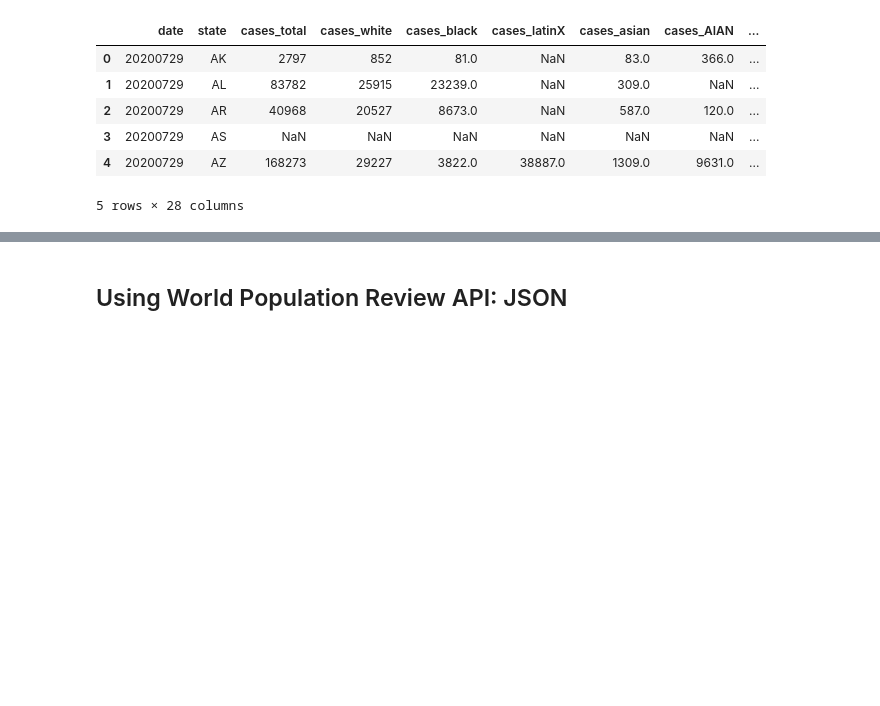
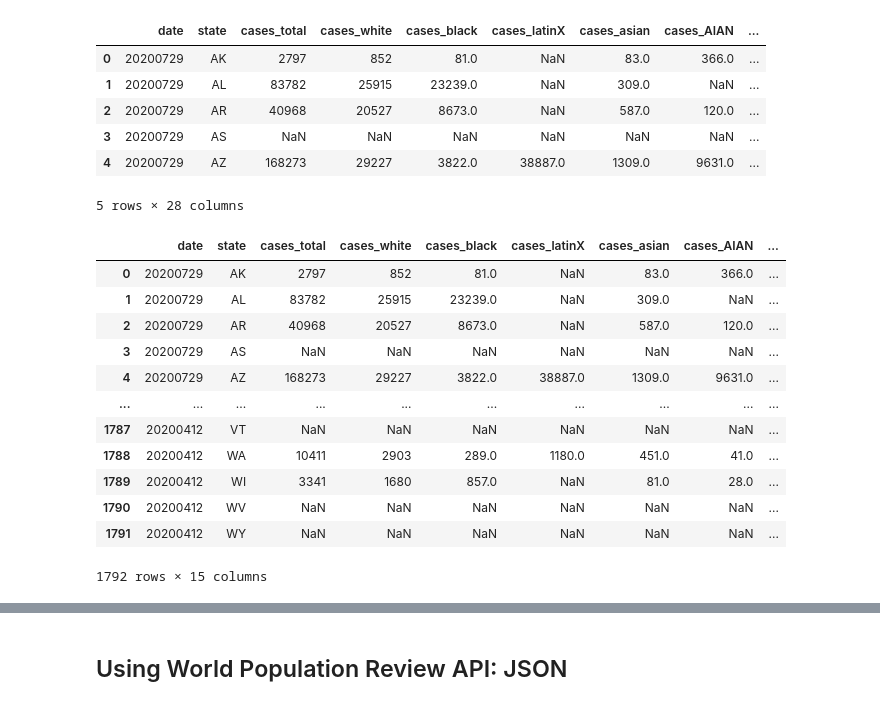
Before and after one commit to lewisaaronpaul/ETL_Proposal_Team_ETL_06, a Jupyter notebook: etl_project.ipynb, the cells around one changed output, grey strips where cells are left out. Saved outputs shown, nothing was run; the diff lists cells and outputs as text; code cells hidden in the pictures; blank space fills up the shorter version.

Commit message:
Continued work on tables.

```diff
--- a/etl_project.ipynb
+++ b/etl_project.ipynb
@@ -232,3 +211,25 @@ covid_race_df.head()
 | 3 | 20200729 | AS | NaN | NaN | NaN | NaN | NaN | NaN | ... |
 | 4 | 20200729 | AZ | 168273 | 29227 | 3822.0 | 38887.0 | 1309.0 | 9631.0 | ... |
 5 rows × 28 columns
+# %%
+# Cases by race/ethnicity
+cases_ethnicity_df = covid_race_df.filter(['date', 'state', 'cases_total', 'cases_white', 'cases_black',
+       'cases_latinX', 'cases_asian', 'cases_AIAN', 'cases_NHPI',
+       'cases_multiracial', 'cases_other', 'cases_unknown',
+       'cases_ethnicity_hispanic', 'cases_ethnicity_nonHispanic',
+       'cases_ethnicity_unknown'])
+cases_ethnicity_df
+# %% [output]
+|  | date | state | cases_total | cases_white | cases_black | cases_latinX | cases_asian | cases_AIAN | ... |
+| 0 | 20200729 | AK | 2797 | 852 | 81.0 | NaN | 83.0 | 366.0 | ... |
+| 1 | 20200729 | AL | 83782 | 25915 | 23239.0 | NaN | 309.0 | NaN | ... |
+| 2 | 20200729 | AR | 40968 | 20527 | 8673.0 | NaN | 587.0 | 120.0 | ... |
+| 3 | 20200729 | AS | NaN | NaN | NaN | NaN | NaN | NaN | ... |
+| 4 | 20200729 | AZ | 168273 | 29227 | 3822.0 | 38887.0 | 1309.0 | 9631.0 | ... |
+| ... | ... | ... | ... | ... | ... | ... | ... | ... | ... |
+| 1787 | 20200412 | VT | NaN | NaN | NaN | NaN | NaN | NaN | ... |
+| 1788 | 20200412 | WA | 10411 | 2903 | 289.0 | 1180.0 | 451.0 | 41.0 | ... |
+| 1789 | 20200412 | WI | 3341 | 1680 | 857.0 | NaN | 81.0 | 28.0 | ... |
+| 1790 | 20200412 | WV | NaN | NaN | NaN | NaN | NaN | NaN | ... |
+| 1791 | 20200412 | WY | NaN | NaN | NaN | NaN | NaN | NaN | ... |
+1792 rows × 15 columns
```
Also changed, not shown: parts of 18 cells of this notebook.
